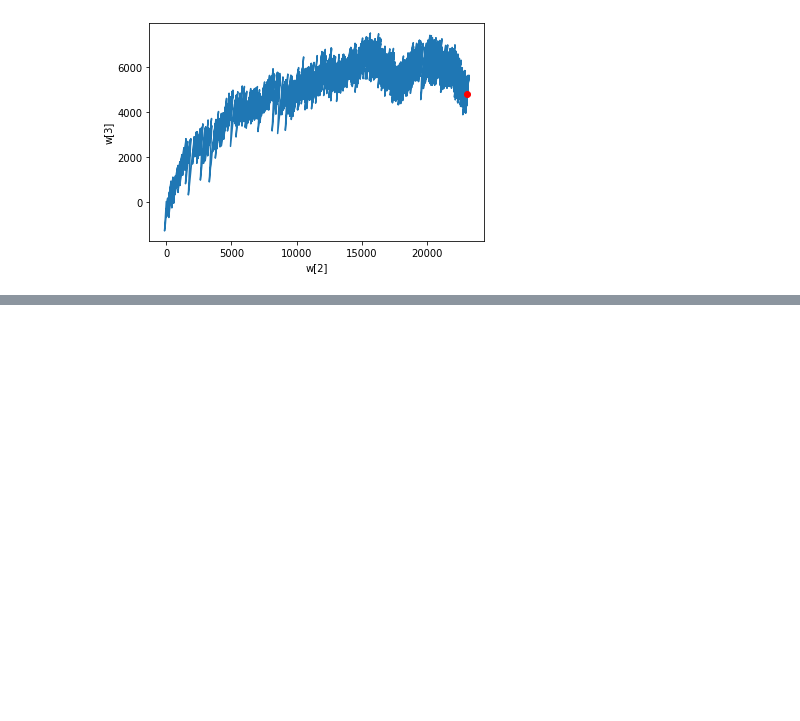
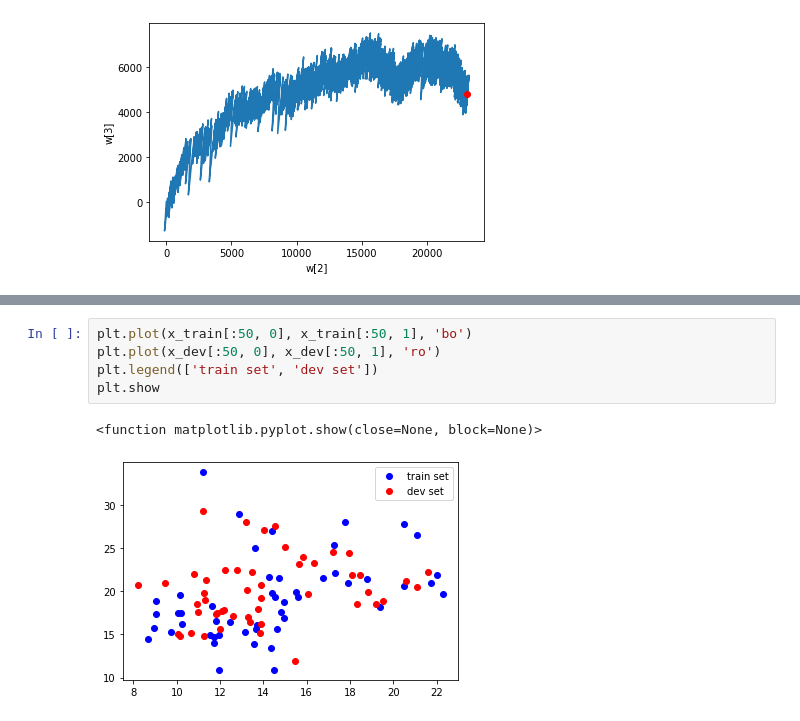
Before and after one commit to joonhyuk/mash-ML, a Jupyter notebook: DoItDeepLearning.ipynb, the cells around one changed output, grey strips where cells are left out. Drawn from its saved outputs; the diff is of its cells as text; blank space fills up the shorter version.

```diff
--- a/DoItDeepLearning.ipynb
+++ b/DoItDeepLearning.ipynb
@@ -567,0 +561,8 @@ plt.show()
+# %%
+plt.plot(x_train[:50, 0], x_train[:50, 1], 'bo')
+plt.plot(x_dev[:50, 0], x_dev[:50, 1], 'ro')
+plt.legend(['train set', 'dev set'])
+plt.show
+# %% [output]
+<function matplotlib.pyplot.show(close=None, block=None)>
+[figure, added]
```
Also changed, not shown: parts of 12 cells of this notebook, 1 other file.
